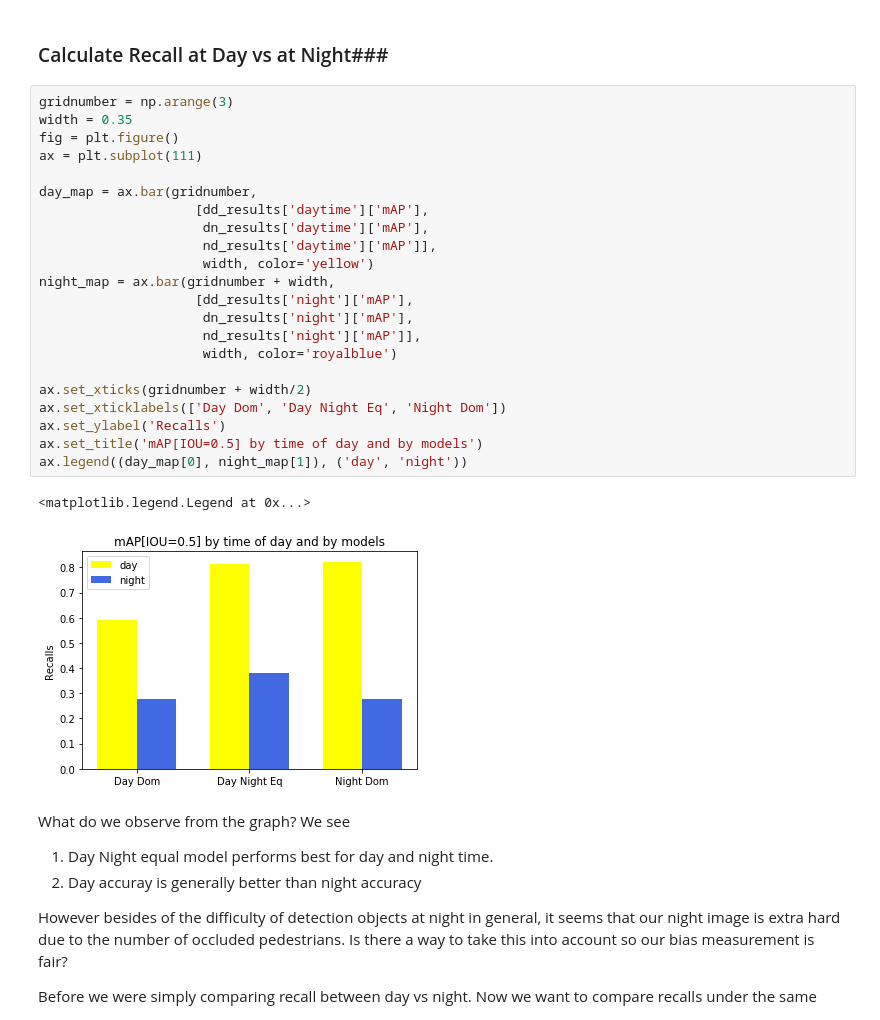
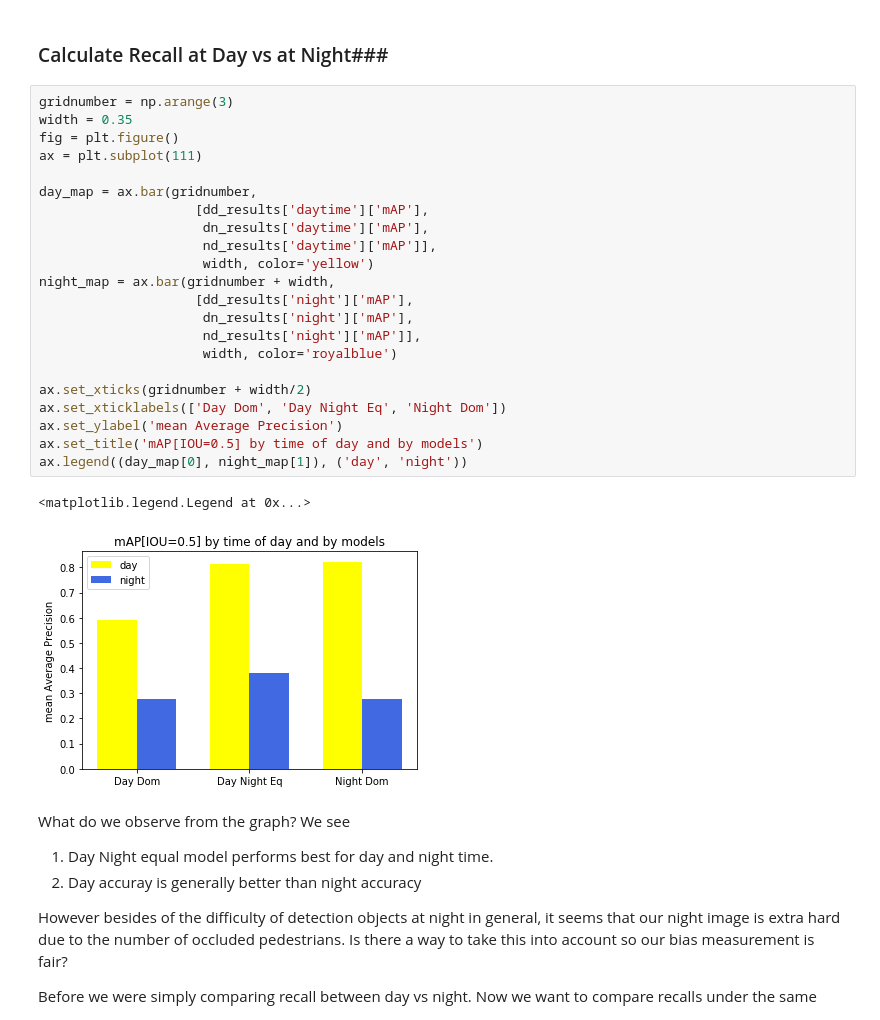
Before and after one commit to iman-saleh/ethical-ai, a Jupyter notebook: Bias_Detection.ipynb, the cells around one changed output. Cells and saved outputs as stored; diff of their text form.

Commit message:
Fix ylabel on matplot plot

```diff
--- a/Bias_Detection.ipynb
+++ b/Bias_Detection.ipynb
@@ -426,28 +426,28 @@ display_tpred(nd_results, 'nd')
 # %%
 gridnumber = np.arange(3)
 width = 0.35
 fig = plt.figure()
 ax = plt.subplot(111)
 
 day_map = ax.bar(gridnumber,
                     [dd_results['daytime']['mAP'],
                      dn_results['daytime']['mAP'],
                      nd_results['daytime']['mAP']],
                      width, color='yellow')
 night_map = ax.bar(gridnumber + width,
                     [dd_results['night']['mAP'],
                      dn_results['night']['mAP'],
                      nd_results['night']['mAP']],
                      width, color='royalblue')
 
 ax.set_xticks(gridnumber + width/2)
 ax.set_xticklabels(['Day Dom', 'Day Night Eq', 'Night Dom'])
-ax.set_ylabel('Recalls')
+ax.set_ylabel('mean Average Precision')
 ax.set_title('mAP[IOU=0.5] by time of day and by models')
 ax.legend((day_map[0], night_map[1]), ('day', 'night'))
 # %% [output]
 <matplotlib.legend.Legend at 0x...>
-[figure, old version]
+[figure, new version]
 # %% [markdown]
 What do we observe from the graph? We see
 
```
Also changed, not shown: parts of 1 cell of this notebook.
